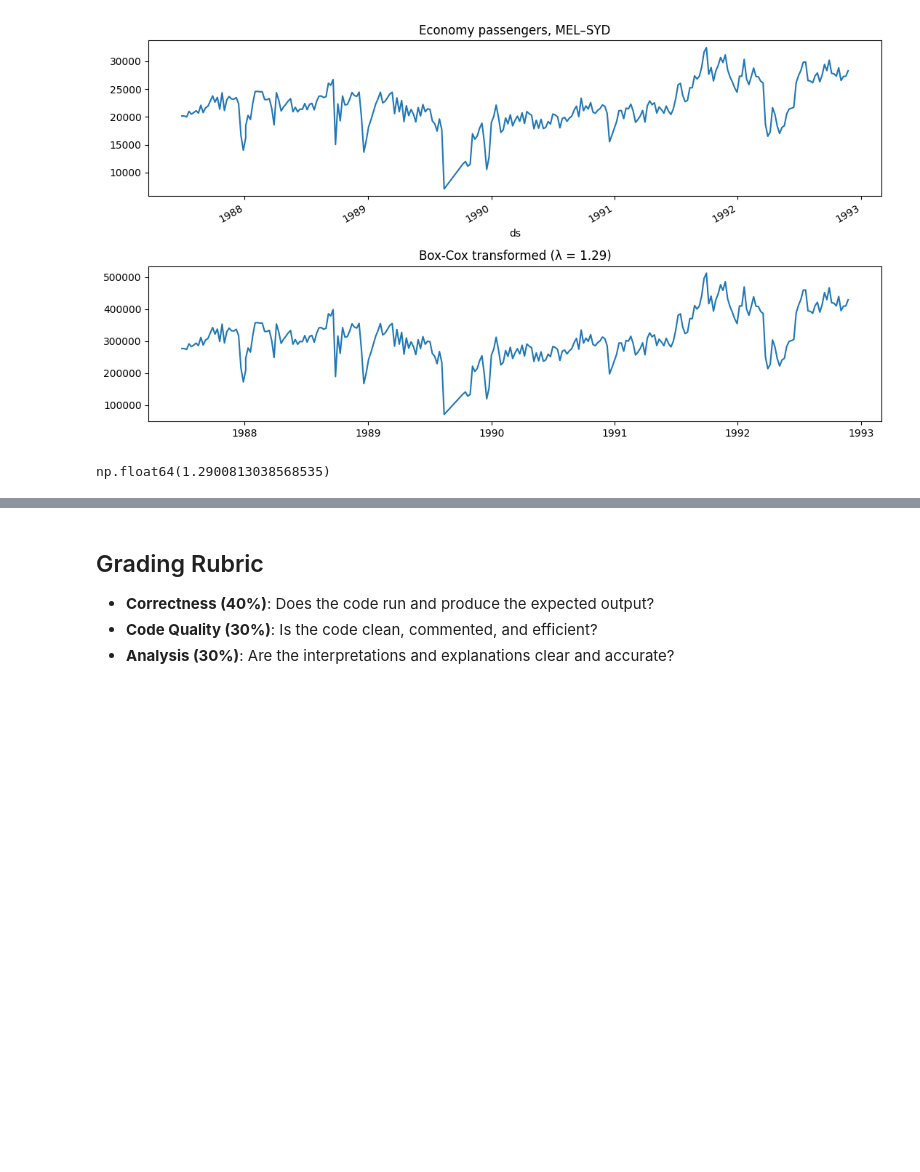
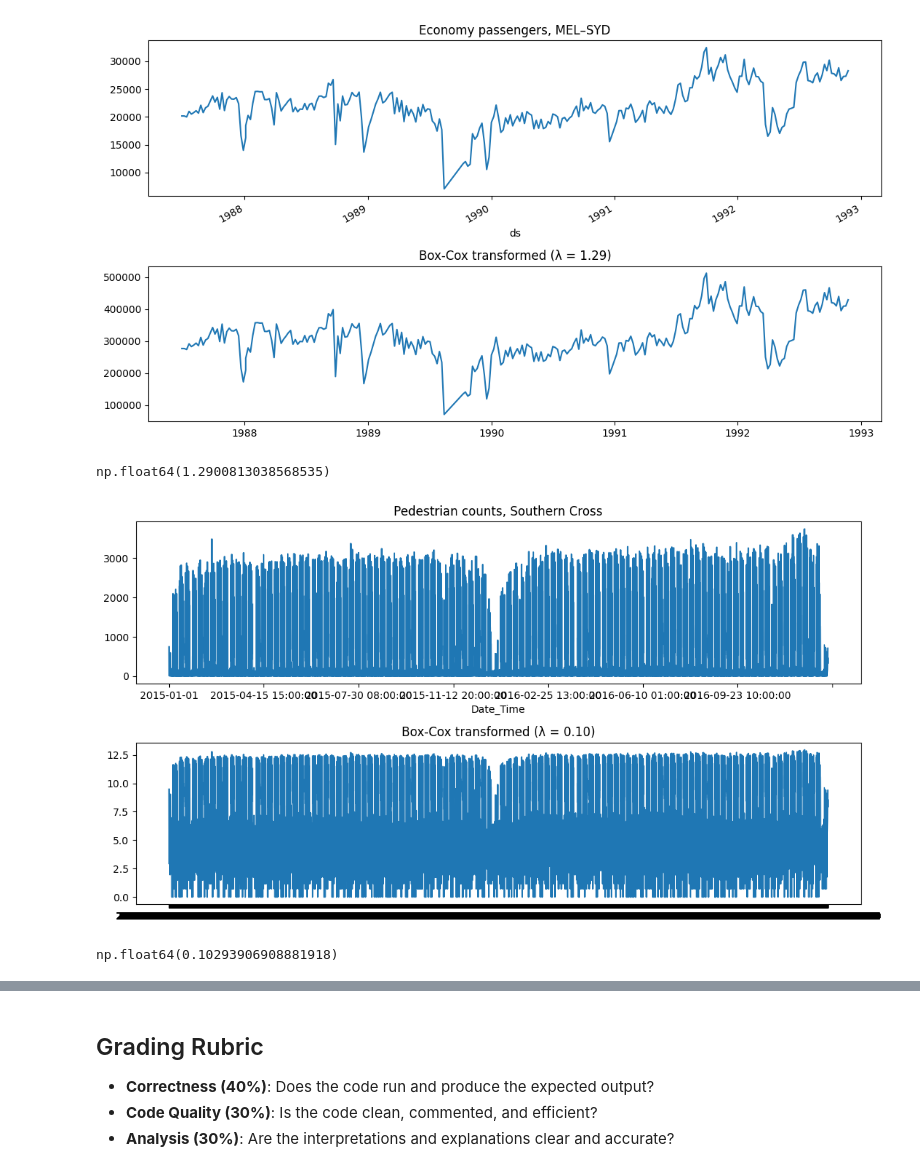
Before and after one commit to VickyGuo0907/DSE6230-forecasting-class-course-materials, a Jupyter notebook: assignments/week02_assignment.ipynb, the cells around one changed output, grey strips where cells are left out. Cells and saved outputs as stored; diff of their text form; code cells hidden in the pictures; blank space fills up the shorter version.

```diff
--- a/assignments/week02_assignment.ipynb
+++ b/assignments/week02_assignment.ipynb
@@ -341,20 +341,27 @@ find_lambda(mel_syd_nz, 'Economy passengers, MEL–SYD')    # λ ≈ 1.29
 [figure]
 np.float64(1.2900813038568535)
 # %%
-pedestrian = pd.read_csv('sample_data/pedestrian.csv', parse_dates=['Date_Time'])
+# pedestrian = pd.read_csv('sample_data/pedestrian.csv', parse_dates=['Date_Time'])
+# pedestrian.head()
+
 sx = (
-    pedestrian.loc[pedestrian['unique_id'] == 'Southern Cross Station']
+    pd.read_csv('sample_data/pedestrian.csv', parse_dates=['Date_Time'])
+      .loc[lambda x: x['unique_id'] == 'Southern Cross Station']
               .set_index('Date_Time')['y']
 )
 sx_nz = sx[sx > 0]
+
 find_lambda(sx_nz, 'Pedestrian counts, Southern Cross')   # λ ≈ 0.10
 
 # Tobacco: λ ≈ 1.47 — no transformation. λ above 1 means variance isn't growing with the level.
 # λ = 1 is already "no transformation," and 1.47 isn't far enough off to justify one.
 
 # Ansett MEL–SYD: λ ≈ 1.29 — no transformation. Seven zeros between 21 Aug and 2 Oct 1989 (the pilots' strike)
 # must be removed first, since Box-Cox needs strictly positive values. Yeo-Johnson gives λ ≈ 1.27 and the same conclusion.
 
 # Southern Cross: λ ≈ 0.10 — use log (λ = 0). The only one that genuinely needs transforming.
 # Hourly counts range from 0 to several thousand with variance clearly scaling with the level,
 # and log is easier to interpret since differences become percentage changes.
+# %% [output]
+[figure, added]
+np.float64(0.10293906908881918)
```
Also changed, not shown: parts of 7 cells of this notebook.
